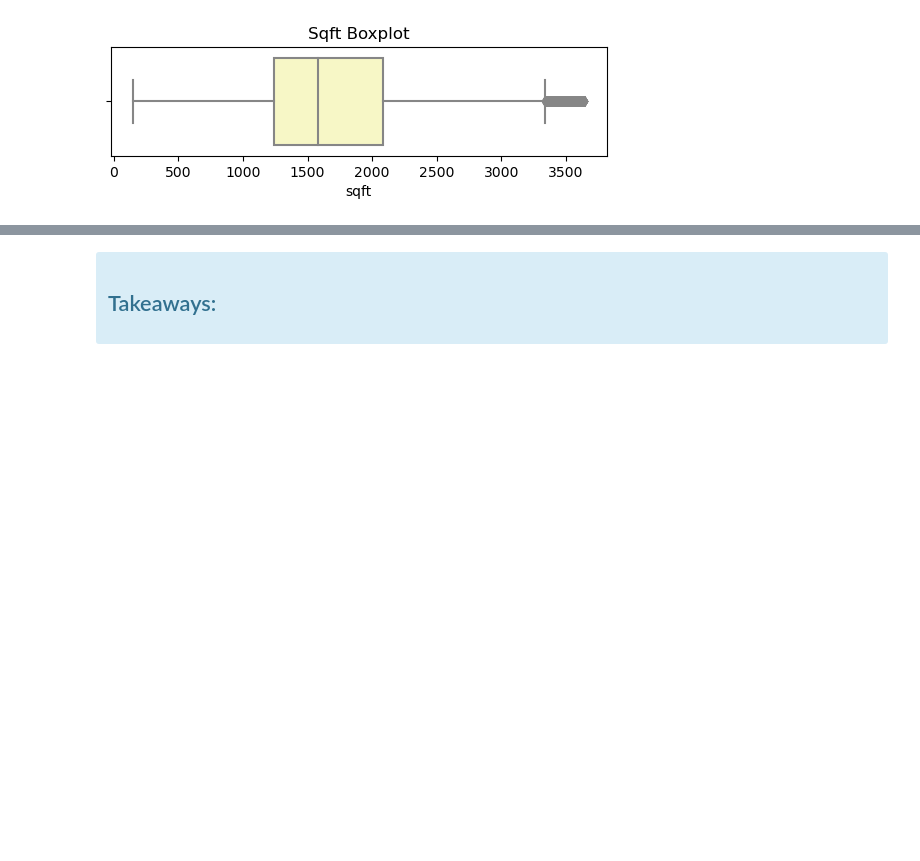
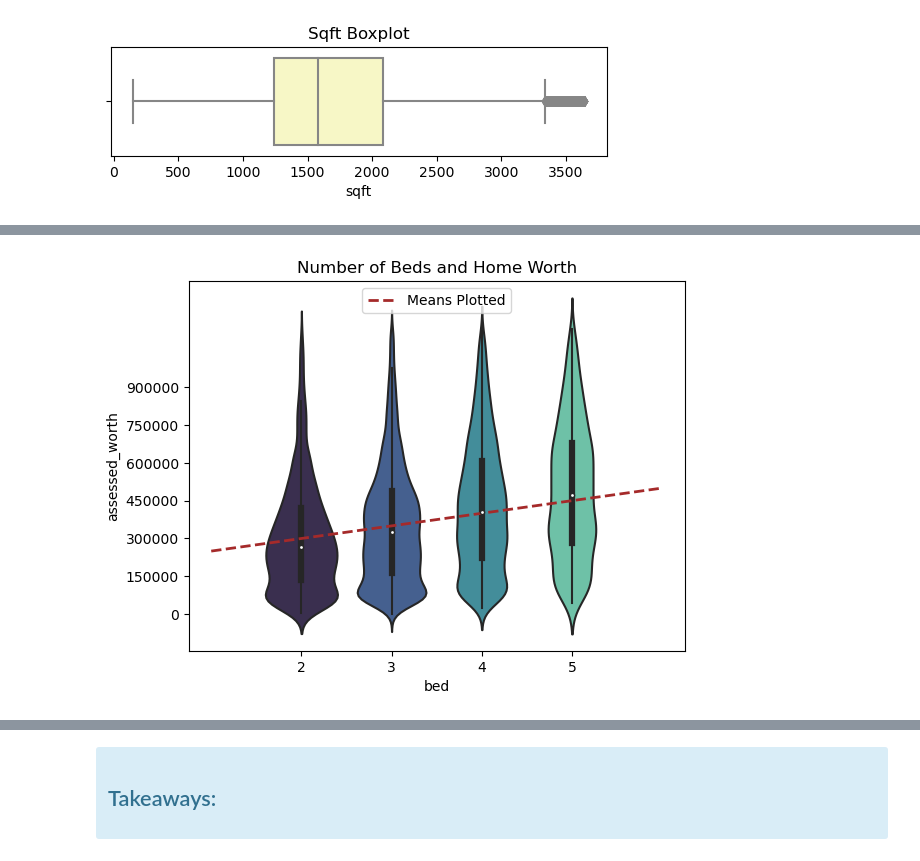
Before and after one commit to lewisalexia/Regression_Project2_Zillow, a Jupyter notebook: explore.ipynb, the cells around one changed output, grey strips where cells are left out. Drawn from its saved outputs; the diff is of its cells as text; code cells hidden in the pictures; blank space fills up the shorter version.

```diff
--- a/explore.ipynb
+++ b/explore.ipynb
@@ -281,2 +301,4 @@ AttributeError: module 'explore' has no attribute 'plot_categorical_and_continuo
 # %%
-ex.plot_bed_bath(train, 'bed', 'bath')
+ex.plot_bed(train, 'bed')
+# %% [output]
+[figure, added]
```
Also changed, not shown: parts of 68 cells of this notebook.
